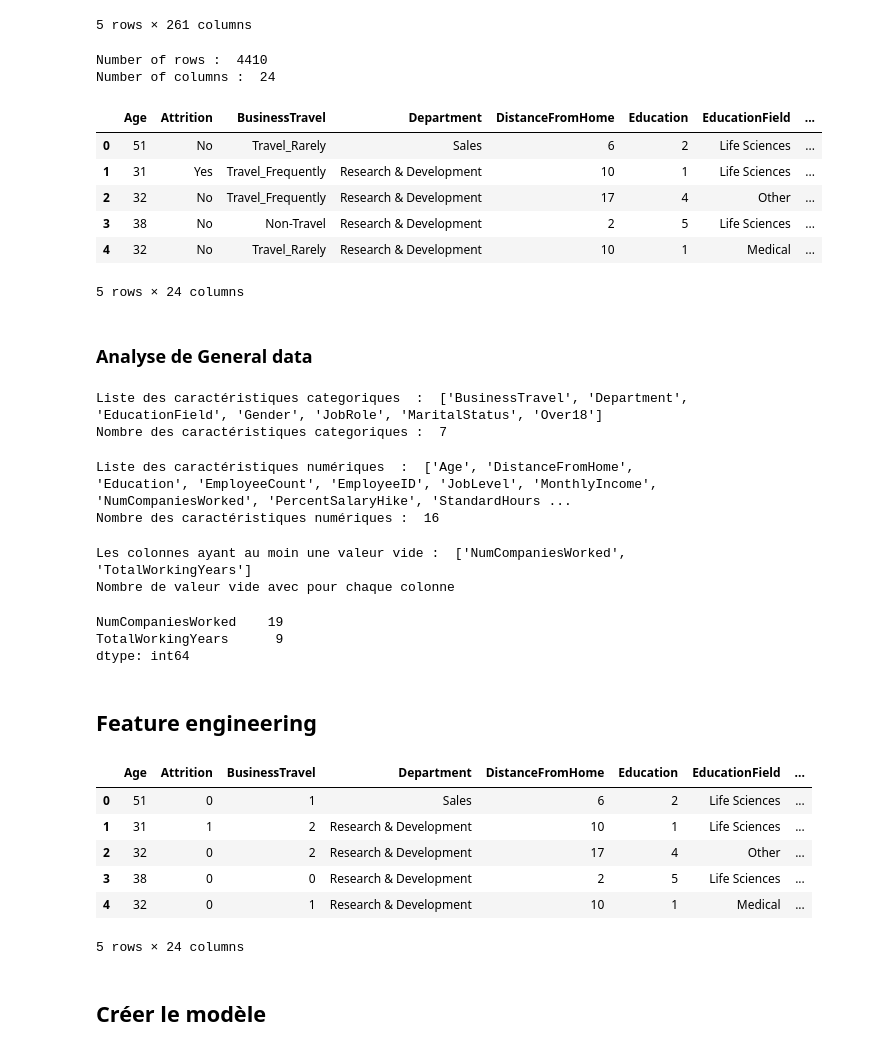
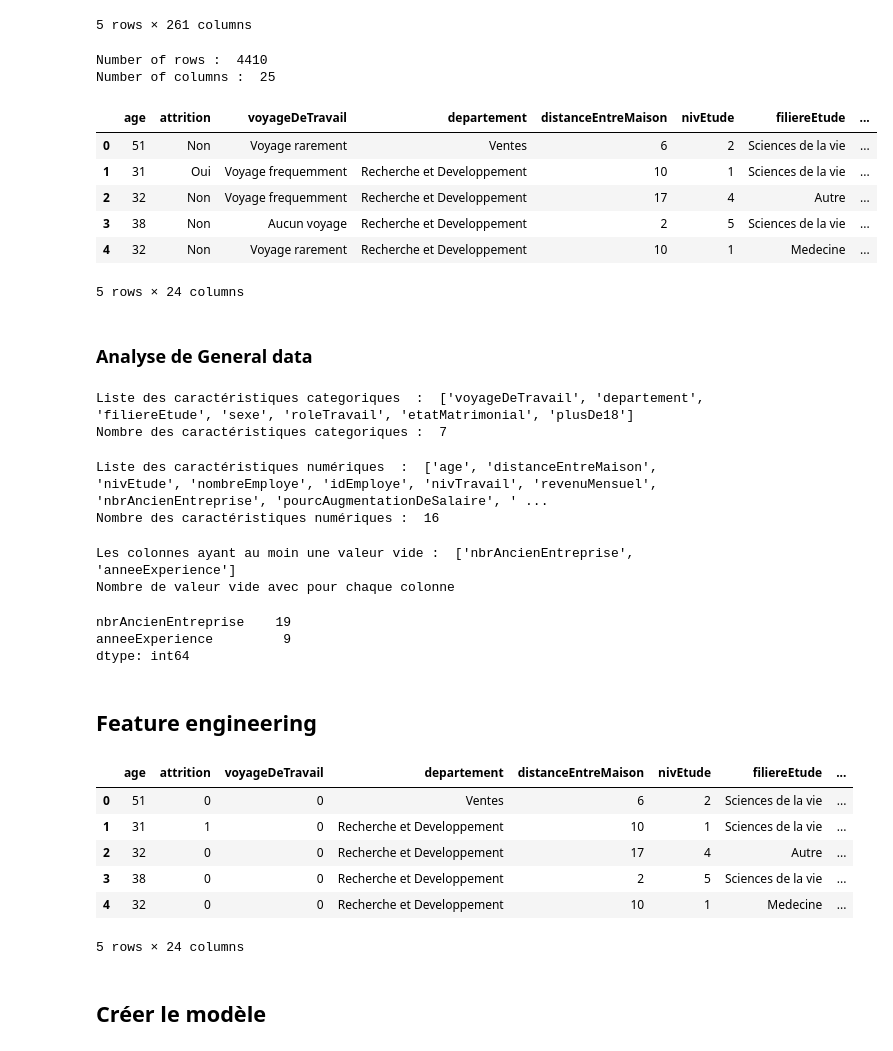
Before and after one commit to AstroNode247/hr-collection, a Jupyter notebook: research_notebook/hr-attrition.ipynb, the cells around one changed output. Saved outputs shown, nothing was run; the diff lists cells and outputs as text; code cells hidden in the pictures.

```diff
--- a/research_notebook/hr-attrition.ipynb
+++ b/research_notebook/hr-attrition.ipynb
@@ -78,33 +78,33 @@ Number of columns :  262
 | 4 | NaN | 2015-01-02 18:31:37 | 2015-01-05 17:49:15 | 2015-01-06 17:26:25 | 2015-01-07 17:37:59 | 2015-01-08 17:59:28 | 2015-01-09 17:44:08 | 2015-01-12 18:51:21 | ... |
 5 rows × 261 columns
 # %%
-general_data = read_data(HR_CASE_STUDY + 'general_data.csv')
+general_data = read_data(HR_CASE_STUDY + 'general_data_fr.csv')
 general_data.head()
 # %% [output]
 Number of rows :  4410
-Number of columns :  24
+Number of columns :  25
-|  | Age | Attrition | BusinessTravel | Department | DistanceFromHome | Education | EducationField | ... |
-| 0 | 51 | No | Travel_Rarely | Sales | 6 | 2 | Life Sciences | ... |
-| 1 | 31 | Yes | Travel_Frequently | Research & Development | 10 | 1 | Life Sciences | ... |
-| 2 | 32 | No | Travel_Frequently | Research & Development | 17 | 4 | Other | ... |
-| 3 | 38 | No | Non-Travel | Research & Development | 2 | 5 | Life Sciences | ... |
-| 4 | 32 | No | Travel_Rarely | Research & Development | 10 | 1 | Medical | ... |
+|  | age | attrition | voyageDeTravail | departement | distanceEntreMaison | nivEtude | filiereEtude | ... |
+| 0 | 51 | Non | Voyage rarement | Ventes | 6 | 2 | Sciences de la vie | ... |
+| 1 | 31 | Oui | Voyage frequemment | Recherche et Developpement | 10 | 1 | Sciences de la vie | ... |
+| 2 | 32 | Non | Voyage frequemment | Recherche et Developpement | 17 | 4 | Autre | ... |
+| 3 | 38 | Non | Aucun voyage | Recherche et Developpement | 2 | 5 | Sciences de la vie | ... |
+| 4 | 32 | Non | Voyage rarement | Recherche et Developpement | 10 | 1 | Medecine | ... |
 5 rows × 24 columns
 # %% [markdown]
 ### Analyse de General data
 # %%
-gen_cat_vars = general_data.drop('Attrition', axis=1).select_dtypes(include=['object']).columns.tolist()
+gen_cat_vars = general_data.drop('attrition', axis=1).select_dtypes(include=['object']).columns.tolist()
 print('Liste des caractéristiques categoriques  : ', gen_cat_vars)
 print('Nombre des caractéristiques categoriques : ', len(gen_cat_vars))
 # %% [output]
-Liste des caractéristiques categoriques  :  ['BusinessTravel', 'Department', 'EducationField', 'Gender', 'JobRole', 'MaritalStatus', 'Over18']
+Liste des caractéristiques categoriques  :  ['voyageDeTravail', 'departement', 'filiereEtude', 'sexe', 'roleTravail', 'etatMatrimonial', 'plusDe18']
 Nombre des caractéristiques categoriques :  7
 # %%
 gen_num_vars = general_data.select_dtypes(exclude=['object']).columns.tolist()
 print('Liste des caractéristiques numériques  : ', gen_num_vars)
 print('Nombre des caractéristiques numériques : ', len(gen_num_vars))
 # %% [output]
-Liste des caractéristiques numériques  :  ['Age', 'DistanceFromHome', 'Education', 'EmployeeCount', 'EmployeeID', 'JobLevel', 'MonthlyIncome', 'NumCompaniesWorked', 'PercentSalaryHike', 'StandardHours ...
+Liste des caractéristiques numériques  :  ['age', 'distanceEntreMaison', 'nivEtude', 'nombreEmploye', 'idEmploye', 'nivTravail', 'revenuMensuel', 'nbrAncienEntreprise', 'pourcAugmentationDeSalaire', ' ...
 Nombre des caractéristiques numériques :  16
 # %%
 gen_col_na = general_data.columns[general_data.isnull().sum() > 0].tolist()
@@ -112,37 +112,37 @@ print('Les colonnes ayant au moin une valeur vide : ', gen_col_na)
 print('Nombre de valeur vide avec pour chaque colonne')
 general_data[gen_col_na].isnull().sum()
 # %% [output]
-Les colonnes ayant au moin une valeur vide :  ['NumCompaniesWorked', 'TotalWorkingYears']
+Les colonnes ayant au moin une valeur vide :  ['nbrAncienEntreprise', 'anneeExperience']
 Nombre de valeur vide avec pour chaque colonne
-NumCompaniesWorked    19
-TotalWorkingYears      9
+nbrAncienEntreprise    19
+anneeExperience         9
 dtype: int64
 # %% [markdown]
 ## Feature engineering
 # %%
 def label_travel(x):
-    if x=="Travel_Rarely":
+    if x=="Voyage_Rarement":
         return 1
-    if x=="Travel_Frequently":
+    if x=="Voyage_Frequemment":
         return 2
-    if x=="Non-Travel":
+    if x=="Pas-Voyage":
         return 0
     return 0
 
-general_data['Attrition'] = [1 if a=="Yes" else 0 for a in general_data['Attrition']]
-general_data['MonthlyIncome'] = np.log10(general_data['MonthlyIncome'].values)
-general_data['BusinessTravel'] = list(map(label_travel,general_data['BusinessTravel'].values))
-gen_cat_vars.remove('BusinessTravel')
-gen_num_vars.remove('EmployeeID')
+general_data['attrition'] = [1 if a=="Oui" else 0 for a in general_data['attrition']]
+general_data['revenuMensuel'] = np.log10(general_data['revenuMensuel'].values)
+general_data['voyageDeTravail'] = list(map(label_travel,general_data['voyageDeTravail'].values))
+gen_cat_vars.remove('voyageDeTravail')
+gen_num_vars.remove('idEmploye')
 general_data = general_data.fillna(0)
 general_data.head()
 # %% [output]
-|  | Age | Attrition | BusinessTravel | Department | DistanceFromHome | Education | EducationField | ... |
-| 0 | 51 | 0 | 1 | Sales | 6 | 2 | Life Sciences | ... |
-| 1 | 31 | 1 | 2 | Research & Development | 10 | 1 | Life Sciences | ... |
-| 2 | 32 | 0 | 2 | Research & Development | 17 | 4 | Other | ... |
-| 3 | 38 | 0 | 0 | Research & Development | 2 | 5 | Life Sciences | ... |
-| 4 | 32 | 0 | 1 | Research & Development | 10 | 1 | Medical | ... |
+|  | age | attrition | voyageDeTravail | departement | distanceEntreMaison | nivEtude | filiereEtude | ... |
+| 0 | 51 | 0 | 0 | Ventes | 6 | 2 | Sciences de la vie | ... |
+| 1 | 31 | 1 | 0 | Recherche et Developpement | 10 | 1 | Sciences de la vie | ... |
+| 2 | 32 | 0 | 0 | Recherche et Developpement | 17 | 4 | Autre | ... |
+| 3 | 38 | 0 | 0 | Recherche et Developpement | 2 | 5 | Sciences de la vie | ... |
+| 4 | 32 | 0 | 0 | Recherche et Developpement | 10 | 1 | Medecine | ... |
 5 rows × 24 columns
 # %% [markdown]
 ## Créer le modèle
```
Also changed, not shown: parts of 3 cells of this notebook, 1 other file.
